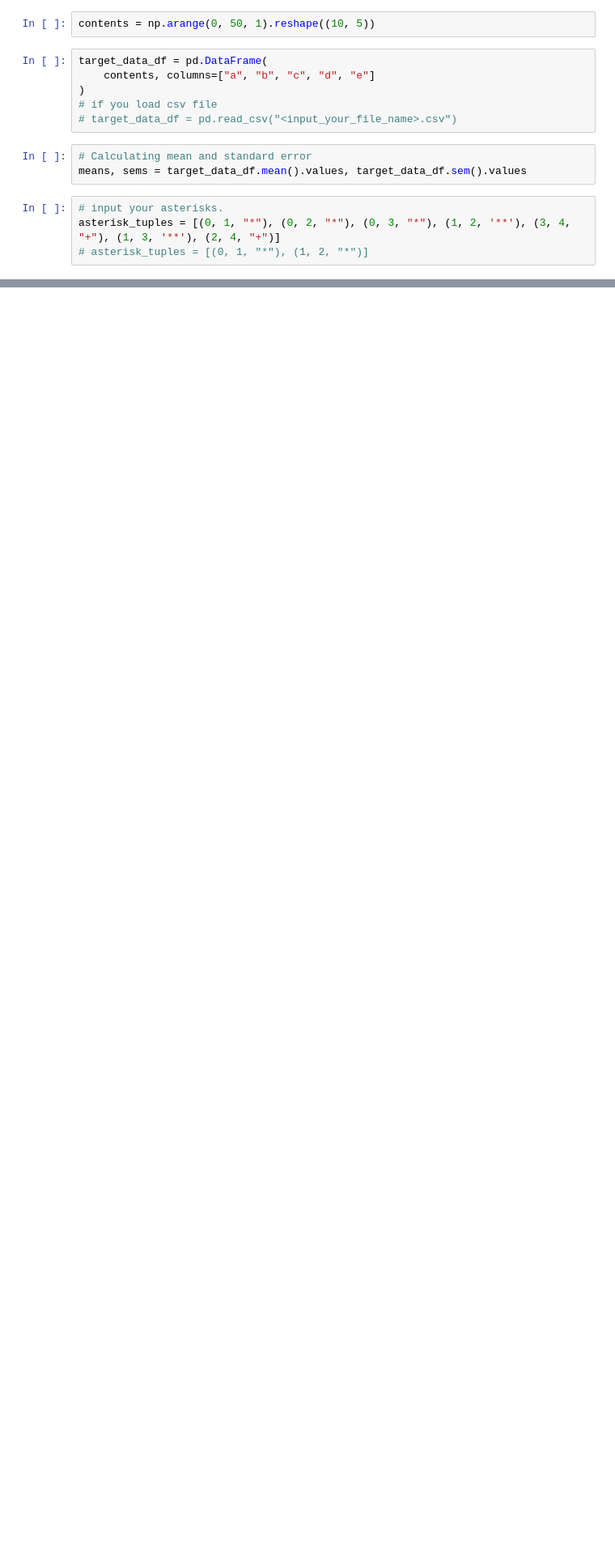
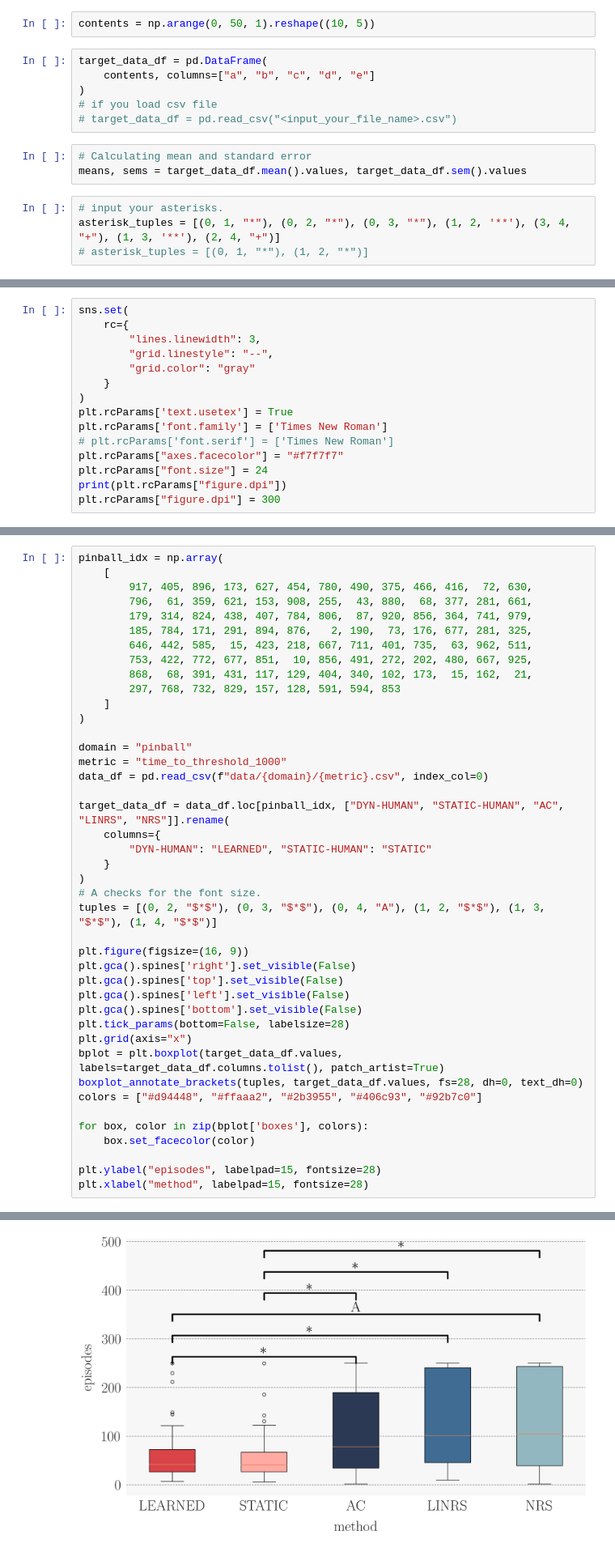
Before and after one commit to takato86/vistats, a Jupyter notebook: examples/barplot_example.ipynb, the cells around one changed output, grey strips where cells are left out. Shown at 81% size. Cells and saved outputs as stored; diff of their text form; blank space fills up the shorter version.

```diff
--- a/examples/barplot_example.ipynb
+++ b/examples/barplot_example.ipynb
@@ -51,0 +61,15 @@ Text(0.5, 0, 'method')
+# %%
+sns.set(
+    rc={
+        "lines.linewidth": 3,
+        "grid.linestyle": "--",
+        "grid.color": "gray"
+    }
+)
+plt.rcParams['text.usetex'] = True
+plt.rcParams['font.family'] = ['Times New Roman']
+# plt.rcParams['font.serif'] = ['Times New Roman']
+plt.rcParams["axes.facecolor"] = "#f7f7f7"
+plt.rcParams["font.size"] = 24
+print(plt.rcParams["figure.dpi"])
+plt.rcParams["figure.dpi"] = 300
@@ -51,0 +78,43 @@ Text(0.5, 0, 'method')
+# %%
+pinball_idx = np.array(
+    [
+        917, 405, 896, 173, 627, 454, 780, 490, 375, 466, 416,  72, 630,
+        796,  61, 359, 621, 153, 908, 255,  43, 880,  68, 377, 281, 661,
+        179, 314, 824, 438, 407, 784, 806,  87, 920, 856, 364, 741, 979,
+        185, 784, 171, 291, 894, 876,   2, 190,  73, 176, 677, 281, 325,
+        646, 442, 585,  15, 423, 218, 667, 711, 401, 735,  63, 962, 511,
+        753, 422, 772, 677, 851,  10, 856, 491, 272, 202, 480, 667, 925,
+        868,  68, 391, 431, 117, 129, 404, 340, 102, 173,  15, 162,  21,
+        297, 768, 732, 829, 157, 128, 591, 594, 853
+    ]
+)
+
+domain = "pinball"
+metric = "time_to_threshold_1000"
+data_df = pd.read_csv(f"data/{domain}/{metric}.csv", index_col=0)
+
+target_data_df = data_df.loc[pinball_idx, ["DYN-HUMAN", "STATIC-HUMAN", "AC", "LINRS", "NRS"]].rename(
+    columns={
+        "DYN-HUMAN": "LEARNED", "STATIC-HUMAN": "STATIC"
+    }
+)
+# A checks for the font size.
+tuples = [(0, 2, "$*$"), (0, 3, "$*$"), (0, 4, "A"), (1, 2, "$*$"), (1, 3, "$*$"), (1, 4, "$*$")]
+
+plt.figure(figsize=(16, 9))
+plt.gca().spines['right'].set_visible(False)
+plt.gca().spines['top'].set_visible(False)
+plt.gca().spines['left'].set_visible(False)
+plt.gca().spines['bottom'].set_visible(False)
+plt.tick_params(bottom=False, labelsize=28)
+plt.grid(axis="x")
+bplot = plt.boxplot(target_data_df.values, labels=target_data_df.columns.tolist(), patch_artist=True)
+boxplot_annotate_brackets(tuples, target_data_df.values, fs=28, dh=0, text_dh=0)
+colors = ["#d94448", "#ffaaa2", "#2b3955", "#406c93", "#92b7c0"]
+
+for box, color in zip(bplot['boxes'], colors):
+    box.set_facecolor(color)
+
+plt.ylabel("episodes", labelpad=15, fontsize=28)
+plt.xlabel("method", labelpad=15, fontsize=28)
+# %% [output]
@@ -51,0 +122 @@ Text(0.5, 0, 'method')
+[figure, added]
```
Also changed, not shown: parts of 4 cells of this notebook, 3 other files.
